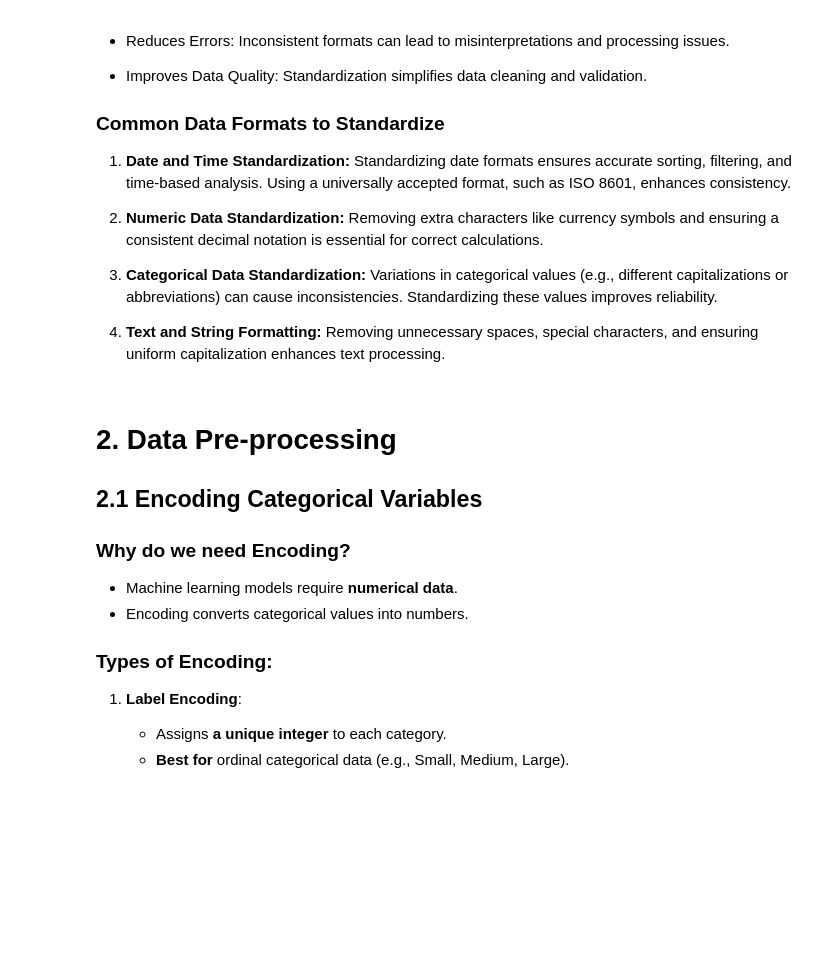
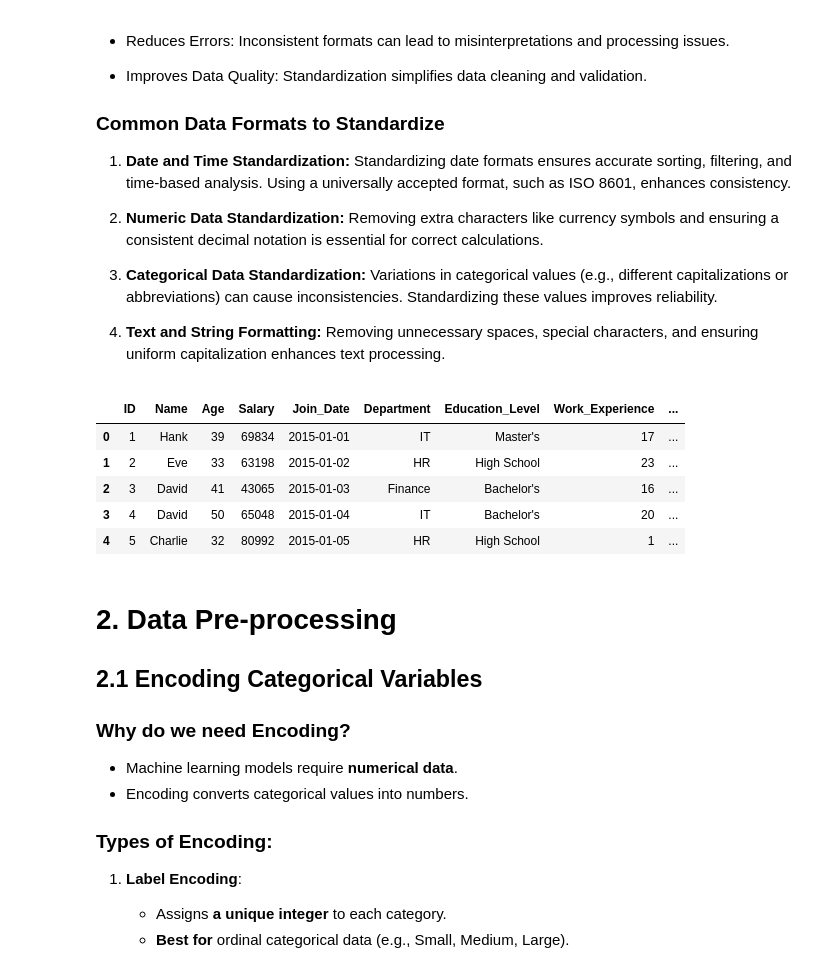
Before and after one commit to Sreeharsha-Sadhu/NSDC-IntroductionToDataScience-DataWrangling, a Jupyter notebook: data-wrangling.ipynb, the cells around one changed output. Cells and saved outputs as stored; diff of their text form; code cells hidden in the pictures; blank space fills up the shorter version.

```diff
--- a/data-wrangling.ipynb
+++ b/data-wrangling.ipynb
@@ -202,12 +246,28 @@ df.head()
 4. **Text and String Formatting:** Removing unnecessary spaces, special characters, and ensuring uniform capitalization enhances text processing.
 # %%
 # Standardizing date format
-df['Join Date'] = pd.to_datetime(df['Join Date'], errors='coerce')
+df['Join_Date'] = pd.to_datetime(df['Join_Date'], errors='coerce')
 
 # Converting currency column to numeric using different approaches
-df['Bonus'] = df['Bonus'].replace({'\$': '', '€': ''}, regex=True).astype(float)
+df['Bonus'] = df['Bonus'].replace({r'\$': '', r'€': ''}, regex=True).astype(int)
+
+# Standardizing numeric data
+df['Salary'] = df['Salary'].astype(int)
+df['Job_Satisfaction'] = df['Job_Satisfaction'].astype(int)
+df['Work_Experience'] = df['Work_Experience'].astype(int)
+
+df['Name'] = df['Name'].str.strip().str.title()
+
+
 
 df.head()
+# %% [output]
+|  | ID | Name | Age | Salary | Join_Date | Department | Education_Level | Work_Experience | ... |
+| 0 | 1 | Hank | 39 | 69834 | 2015-01-01 | IT | Master's | 17 | ... |
+| 1 | 2 | Eve | 33 | 63198 | 2015-01-02 | HR | High School | 23 | ... |
+| 2 | 3 | David | 41 | 43065 | 2015-01-03 | Finance | Bachelor's | 16 | ... |
+| 3 | 4 | David | 50 | 65048 | 2015-01-04 | IT | Bachelor's | 20 | ... |
+| 4 | 5 | Charlie | 32 | 80992 | 2015-01-05 | HR | High School | 1 | ... |
 # %% [markdown]
 
 # **2. Data Pre-processing**
```
Also changed, not shown: parts of 8 cells of this notebook.
